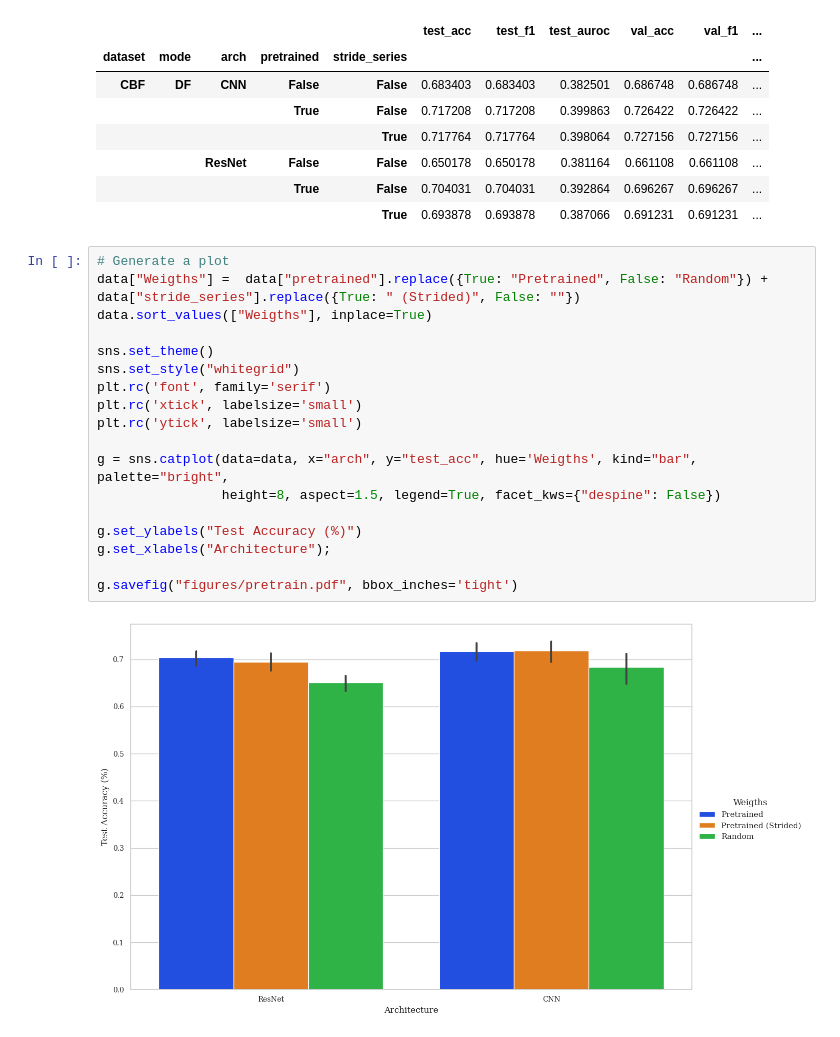
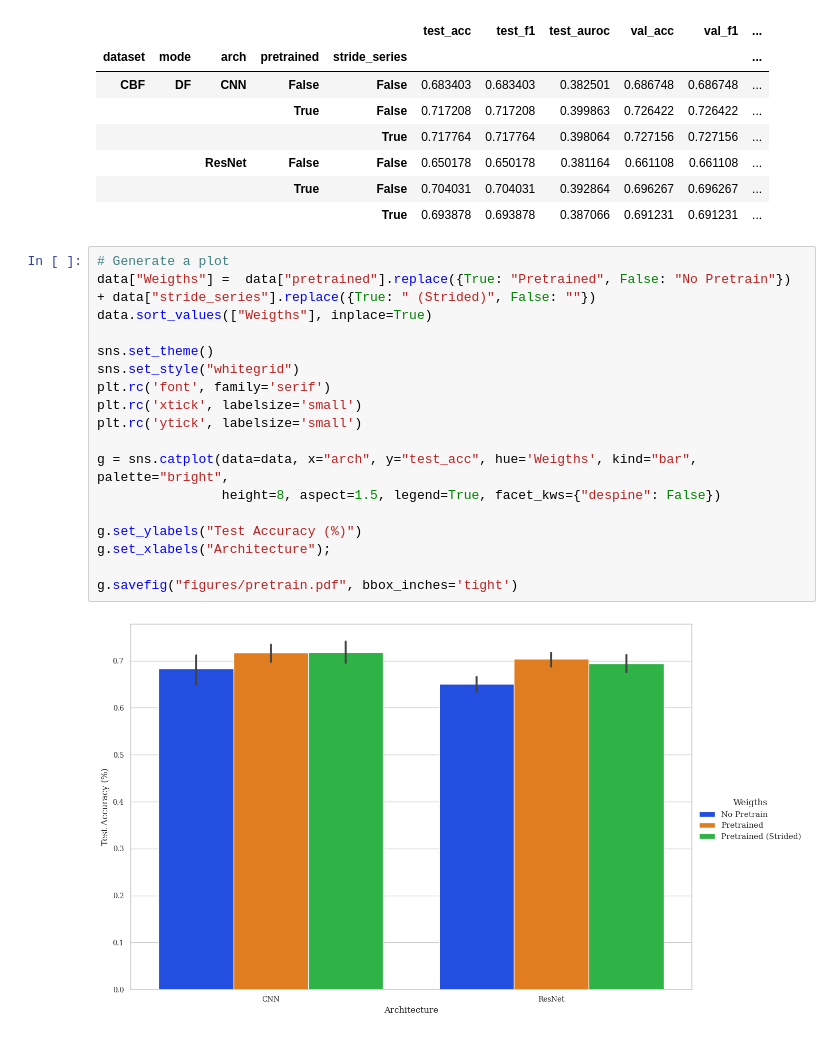
Before and after one commit to mbisan/s3ts, a Jupyter notebook: figures.ipynb, the cells around one changed output. Cells and saved outputs as stored; diff of their text form.

```diff
--- a/figures.ipynb
+++ b/figures.ipynb
@@ -217,21 +217,21 @@ data.groupby(["dataset", "mode", "arch", "pretrained", "stride_series"])[cols].m
 |  |  |  |  | True | 0.693878 | 0.693878 | 0.387066 | 0.691231 | 0.691231 | ... |
 # %%
 # Generate a plot
-data["Weigths"] =  data["pretrained"].replace({True: "Pretrained", False: "Random"}) + data["stride_series"].replace({True: " (Strided)", False: ""})
+data["Weigths"] =  data["pretrained"].replace({True: "Pretrained", False: "No Pretrain"}) + data["stride_series"].replace({True: " (Strided)", False: ""})
 data.sort_values(["Weigths"], inplace=True)
 
 sns.set_theme()
 sns.set_style("whitegrid")
 plt.rc('font', family='serif')
 plt.rc('xtick', labelsize='small')
 plt.rc('ytick', labelsize='small')
 
 g = sns.catplot(data=data, x="arch", y="test_acc", hue='Weigths', kind="bar", palette="bright",
                 height=8, aspect=1.5, legend=True, facet_kws={"despine": False})
 
 g.set_ylabels("Test Accuracy (%)")
 g.set_xlabels("Architecture");
 
 g.savefig("figures/pretrain.pdf", bbox_inches='tight')
 # %% [output]
-[figure, old version]
+[figure, new version]
```
Also changed, not shown: parts of 2 cells of this notebook, 5 other files.
